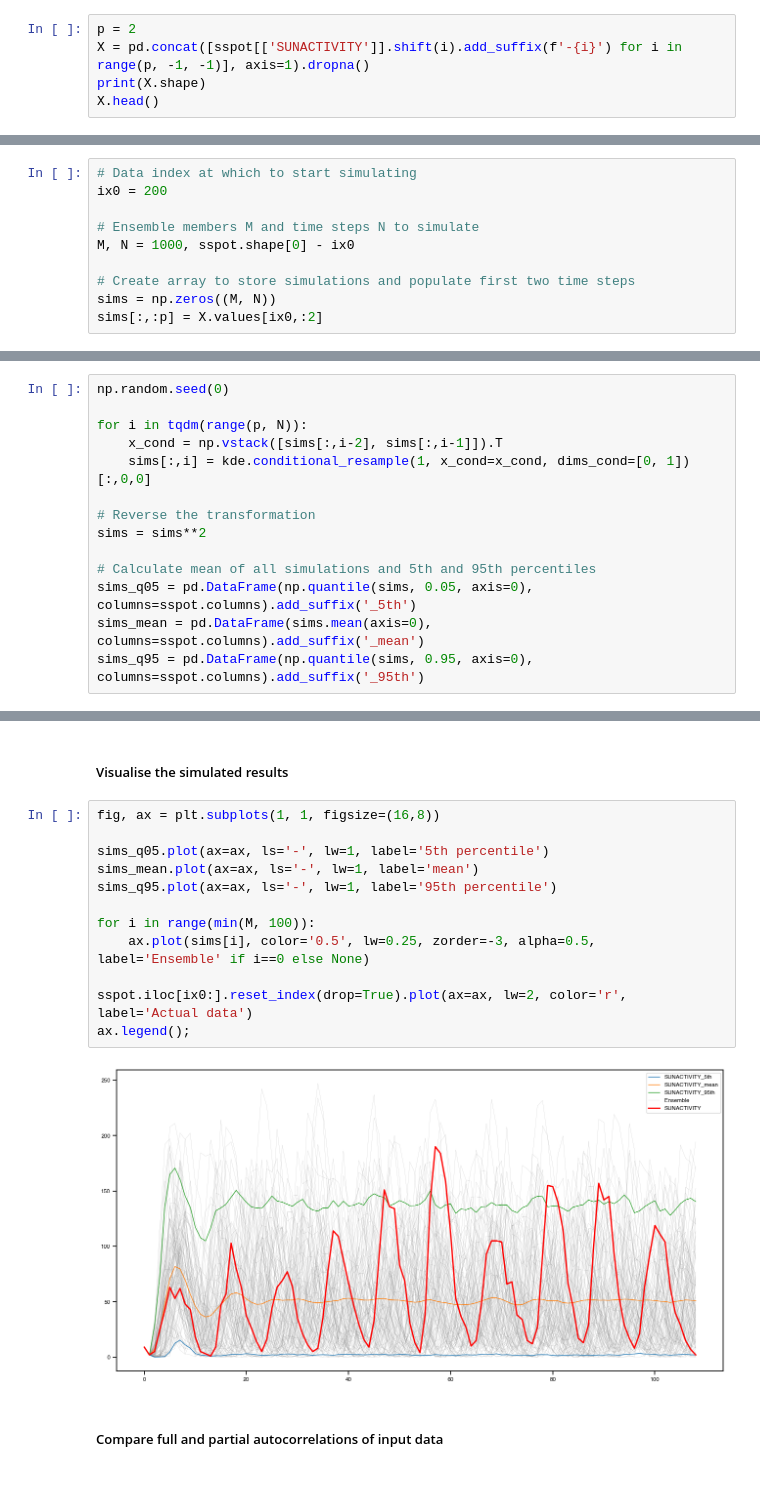
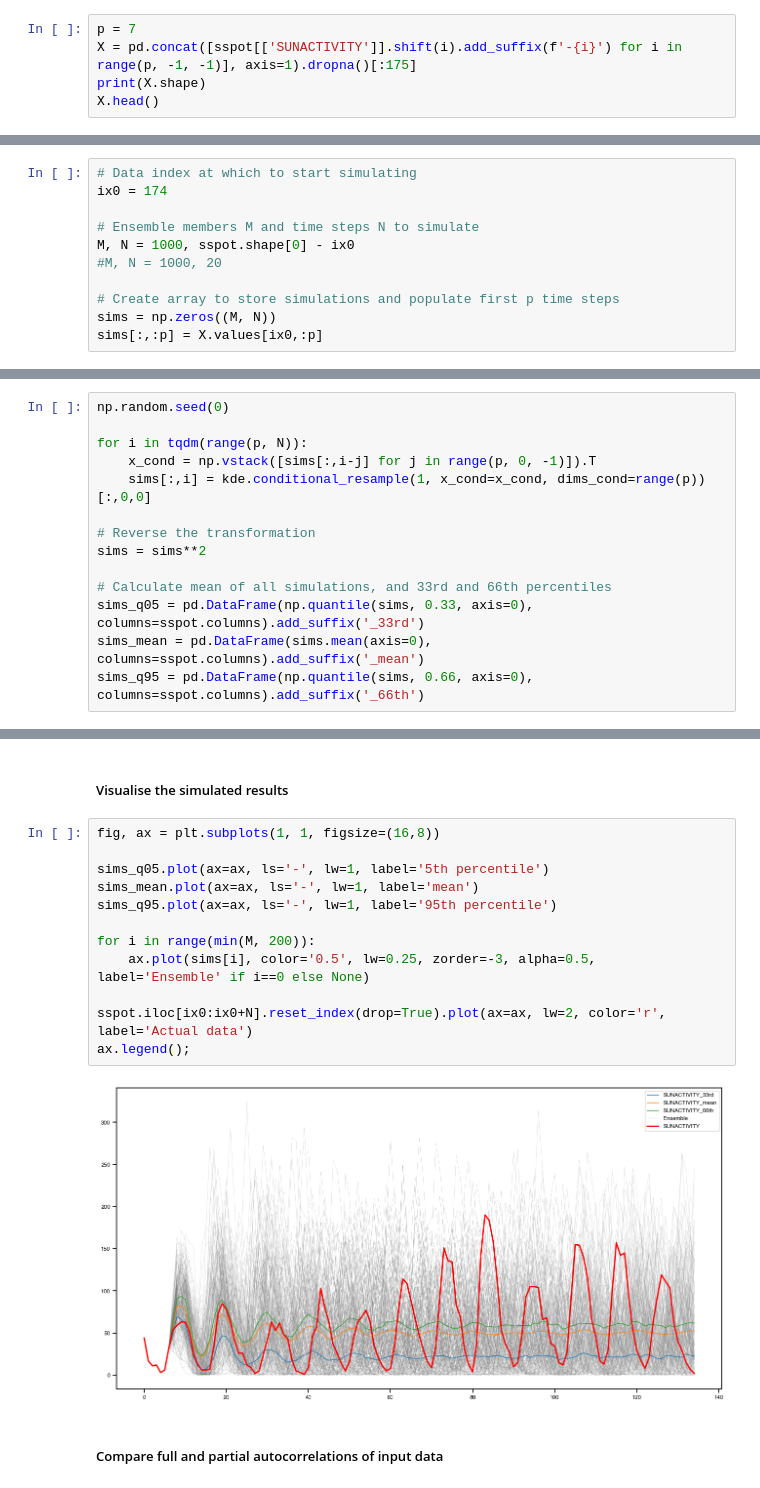
Before and after one commit to MutaharChalmers/kdetools, a Jupyter notebook: docs/KDEs for time series.ipynb, the cells around one changed output, grey strips where cells are left out. Saved outputs shown, nothing was run; the diff lists cells and outputs as text.

```diff
--- a/docs/KDEs for time series.ipynb
+++ b/docs/KDEs for time series.ipynb
@@ -36,6 +47,6 @@ Model the joint distribution of lag-0, lag-1 and lag-2 values, so an 'order 2' m
 # %%
-p = 2
-X = pd.concat([sspot[['SUNACTIVITY']].shift(i).add_suffix(f'-{i}') for i in range(p, -1, -1)], axis=1).dropna()
+p = 7
+X = pd.concat([sspot[['SUNACTIVITY']].shift(i).add_suffix(f'-{i}') for i in range(p, -1, -1)], axis=1).dropna()[:175]
 print(X.shape)
 X.head()
 # %% [output]
@@ -78,30 +89,31 @@ array([0.37291134])
 Define an array to store the results and populate with the initial values from the training data
 # %%
 # Data index at which to start simulating
-ix0 = 200
+ix0 = 174
 
 # Ensemble members M and time steps N to simulate
 M, N = 1000, sspot.shape[0] - ix0
+#M, N = 1000, 20
 
-# Create array to store simulations and populate first two time steps
+# Create array to store simulations and populate first p time steps
 sims = np.zeros((M, N))
-sims[:,:p] = X.values[ix0,:2]
+sims[:,:p] = X.values[ix0,:p]
 # %% [markdown]
 Run time-stepping loop:
 # %%
 np.random.seed(0)
 
 for i in tqdm(range(p, N)):
-    x_cond = np.vstack([sims[:,i-2], sims[:,i-1]]).T
-    sims[:,i] = kde.conditional_resample(1, x_cond=x_cond, dims_cond=[0, 1])[:,0,0]
+    x_cond = np.vstack([sims[:,i-j] for j in range(p, 0, -1)]).T
+    sims[:,i] = kde.conditional_resample(1, x_cond=x_cond, dims_cond=range(p))[:,0,0]
 
 # Reverse the transformation
 sims = sims**2
 
-# Calculate mean of all simulations and 5th and 95th percentiles
-sims_q05 = pd.DataFrame(np.quantile(sims, 0.05, axis=0), columns=sspot.columns).add_suffix('_5th')
+# Calculate mean of all simulations, and 33rd and 66th percentiles
+sims_q05 = pd.DataFrame(np.quantile(sims, 0.33, axis=0), columns=sspot.columns).add_suffix('_33rd')
 sims_mean = pd.DataFrame(sims.mean(axis=0), columns=sspot.columns).add_suffix('_mean')
-sims_q95 = pd.DataFrame(np.quantile(sims, 0.95, axis=0), columns=sspot.columns).add_suffix('_95th')
+sims_q95 = pd.DataFrame(np.quantile(sims, 0.66, axis=0), columns=sspot.columns).add_suffix('_66th')
 # %% [markdown]
 ##### Compare summary statistics
 # %%
@@ -116,17 +128,17 @@ pd.DataFrame([sspot['SUNACTIVITY'].describe().rename('orig'),
 # %%
 fig, ax = plt.subplots(1, 1, figsize=(16,8))
 
 sims_q05.plot(ax=ax, ls='-', lw=1, label='5th percentile')
 sims_mean.plot(ax=ax, ls='-', lw=1, label='mean')
 sims_q95.plot(ax=ax, ls='-', lw=1, label='95th percentile')
 
-for i in range(min(M, 100)):
+for i in range(min(M, 200)):
     ax.plot(sims[i], color='0.5', lw=0.25, zorder=-3, alpha=0.5, label='Ensemble' if i==0 else None)
 
-sspot.iloc[ix0:].reset_index(drop=True).plot(ax=ax, lw=2, color='r', label='Actual data')
+sspot.iloc[ix0:ix0+N].reset_index(drop=True).plot(ax=ax, lw=2, color='r', label='Actual data')
 ax.legend();
 # %% [output]
-[figure, old version]
+[figure, new version]
 # %% [markdown]
 ##### Compare full and partial autocorrelations of input data
 # %%
```
Also changed, not shown: parts of 11 cells of this notebook, 2 other files.
